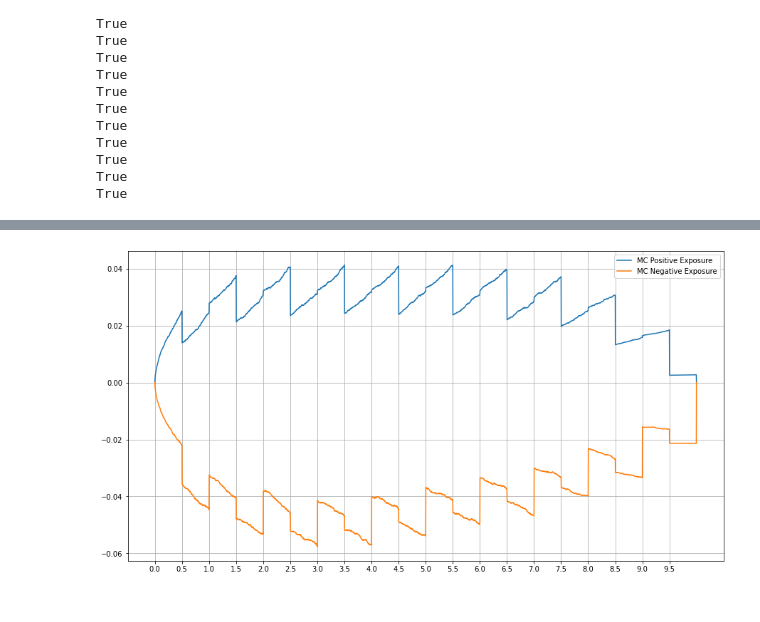
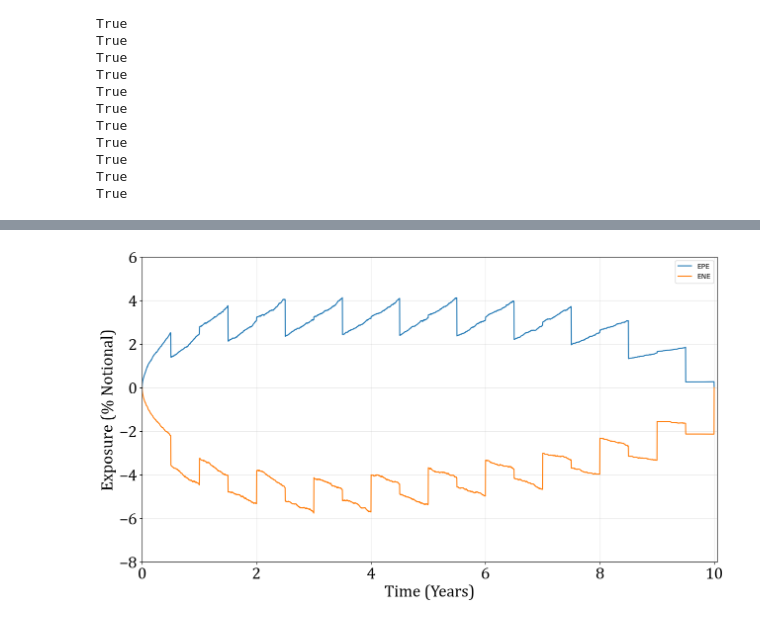
Before and after one commit to Eskild-afk/MasterThesis, a Jupyter notebook: playground.ipynb, the cells around one changed output, grey strips where cells are left out. Cells and saved outputs as stored; diff of their text form; code cells hidden in the pictures.

Commit message:
Added neat plot for payerswap exposure

```diff
--- a/playground.ipynb
+++ b/playground.ipynb
@@ -162,9 +162,13 @@ Process: 100.0%
 # %%
 plt.figure(figsize=(15,8))
-sns.lineplot(x=time, y=EPE/sims, label='MC Positive Exposure')
-sns.lineplot(x=time, y=ENE/sims, label='MC Negative Exposure')
-plt.xticks(np.arange(0, 10, 0.5))
-# plt.ylim(-0.1,0.1)
-plt.grid()
+sns.lineplot(x=time, y=EPE/sims*100, label='EPE')
+sns.lineplot(x=time, y=ENE/sims*100, label='ENE')
+plt.xlim(0,10.05)
+plt.xlabel('Time (Years)', fontname="Cambria", fontsize = 24)
+plt.ylabel('Exposure (% Notional)', fontname="Cambria", fontsize = 24)
+plt.ylim(-8,6)
+plt.xticks(fontname="Cambria", fontsize = 24)
+plt.yticks(fontname="Cambria", fontsize = 24)
+plt.grid(alpha = 0.25)
 # %% [output]
-[figure, old version]
+[figure, new version]
```
Also changed, not shown: parts of 6 cells of this notebook, 1 other file.
